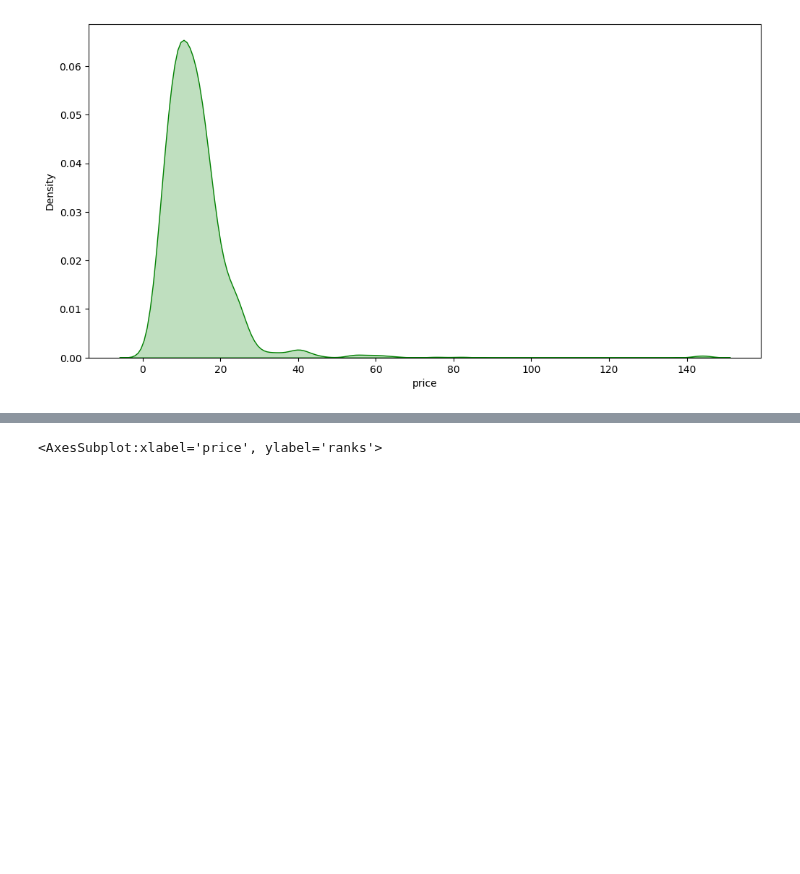
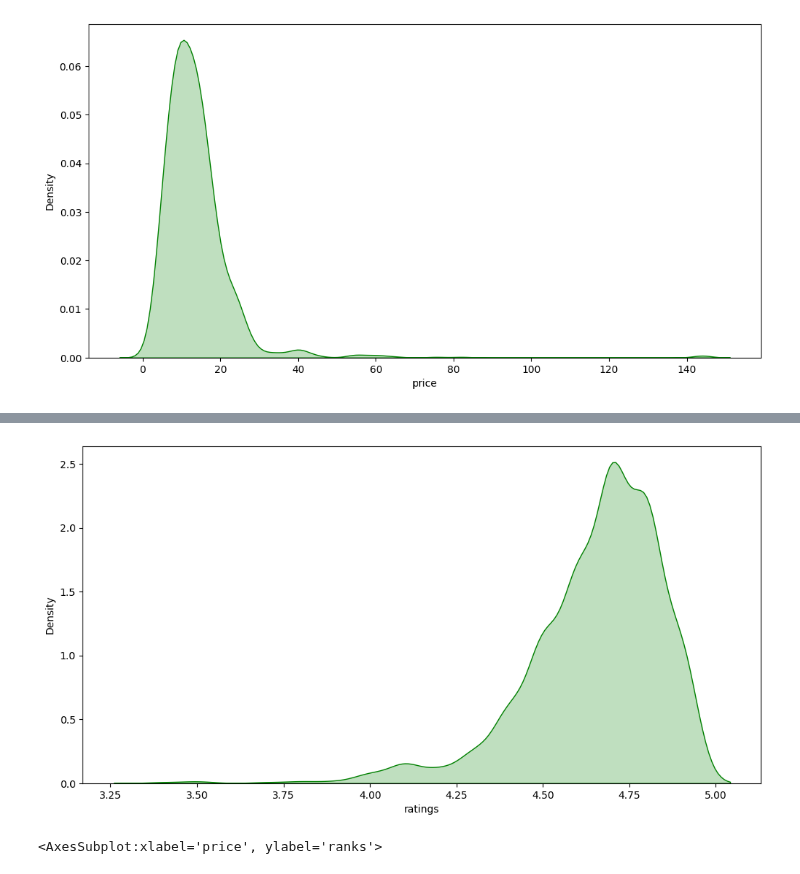
Before and after one commit to latifkara/dataScienceProjects, a Jupyter notebook: TopBookList/BookList.ipynb, the cells around one changed output, grey strips where cells are left out. Saved outputs shown, nothing was run; the diff lists cells and outputs as text; code cells hidden in the pictures; blank space fills up the shorter version.

```diff
--- a/TopBookList/BookList.ipynb
+++ b/TopBookList/BookList.ipynb
@@ -143,3 +147,7 @@ density_plot(books_df, 'price')
+# %%
+density_plot(books_df, 'ratings')
+# %% [output]
+[figure, added]
 # %%
 sns.scatterplot(x=books_df.price, y=books_df.ranks, hue=books_df.genre)
 # %% [output]
```
Also changed, not shown: parts of 4 cells of this notebook.
